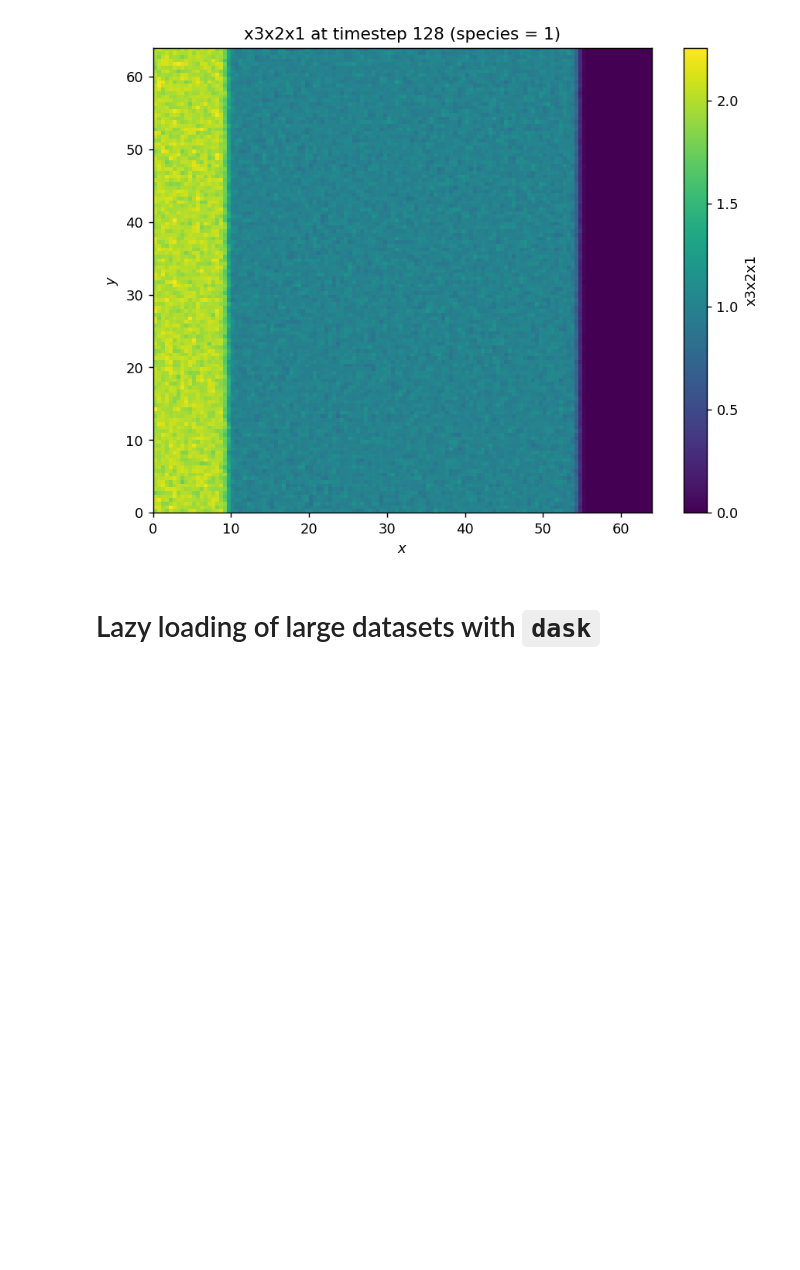
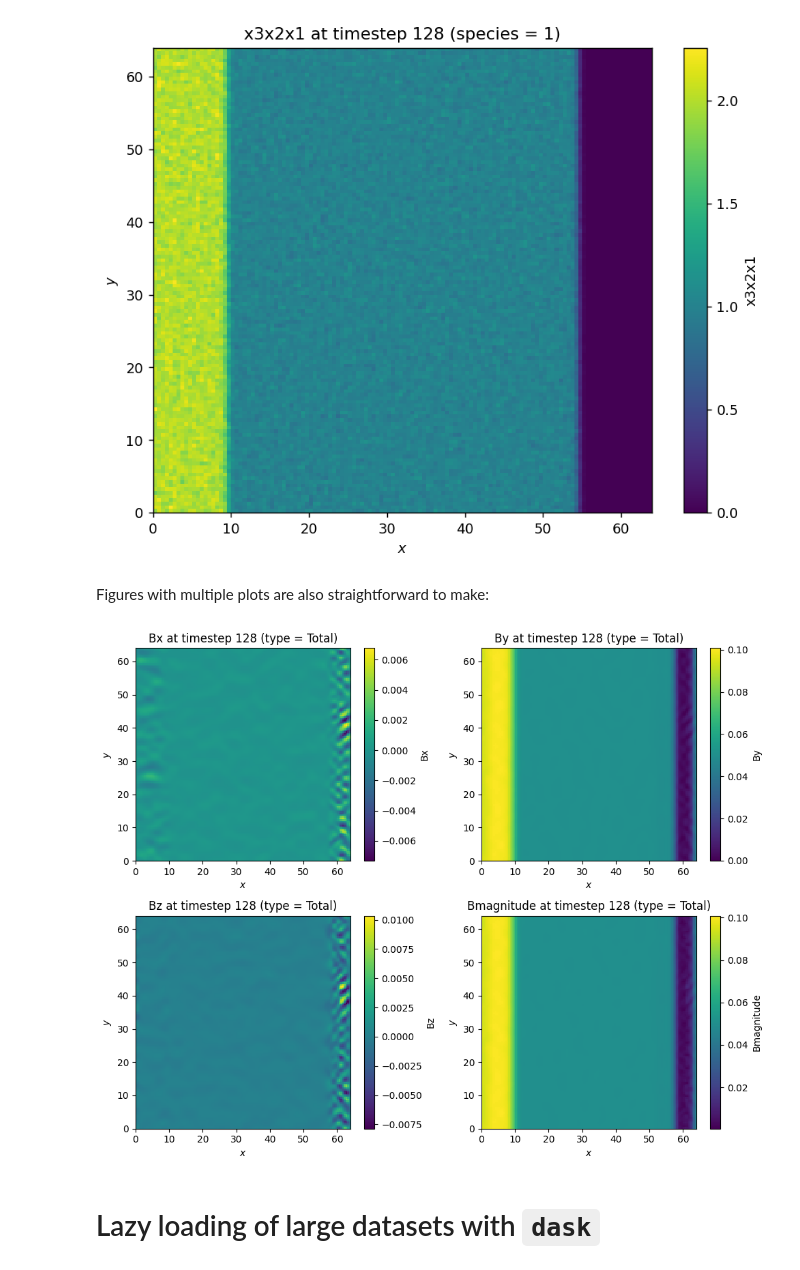
Before and after one commit to bwostler/dhybridrpy, a Jupyter notebook: examples/examples.ipynb, the cells around one changed output. Drawn from its saved outputs; the diff is of its cells as text; code cells hidden in the pictures; blank space fills up the shorter version.

```diff
--- a/examples/examples.ipynb
+++ b/examples/examples.ipynb
@@ -123,6 +123,24 @@ dpy.timestep(ts).phases.x3x2x1(species=1).plot(dpi=130)
 (<Axes: title={'center': 'x3x2x1 at timestep 128 (species = 1)'}, xlabel='$x$', ylabel='$y$'>,
  <matplotlib.collections.QuadMesh at 0x...>)
 [figure]
+# %% [markdown]
+Figures with multiple plots are also straightforward to make:
+# %%
+fig, axs = plt.subplots(2, 2, figsize=(10, 8))
+
+Bx = dpy.timestep(ts).fields.Bx()
+By = dpy.timestep(ts).fields.By()
+Bz = dpy.timestep(ts).fields.Bz()
+Bmagnitude = dpy.timestep(ts).fields.Bmagnitude()
+
+Bx.plot(ax=axs[0,0])
+By.plot(ax=axs[0,1])
+Bz.plot(ax=axs[1,0])
+Bmagnitude.plot(ax=axs[1,1])
+
+plt.tight_layout()
+# %% [output]
+[figure, added]
 # %% [markdown]
 # Lazy loading of large datasets with `dask`
 # %% [markdown]
```
Also changed, not shown: 2 other files.
